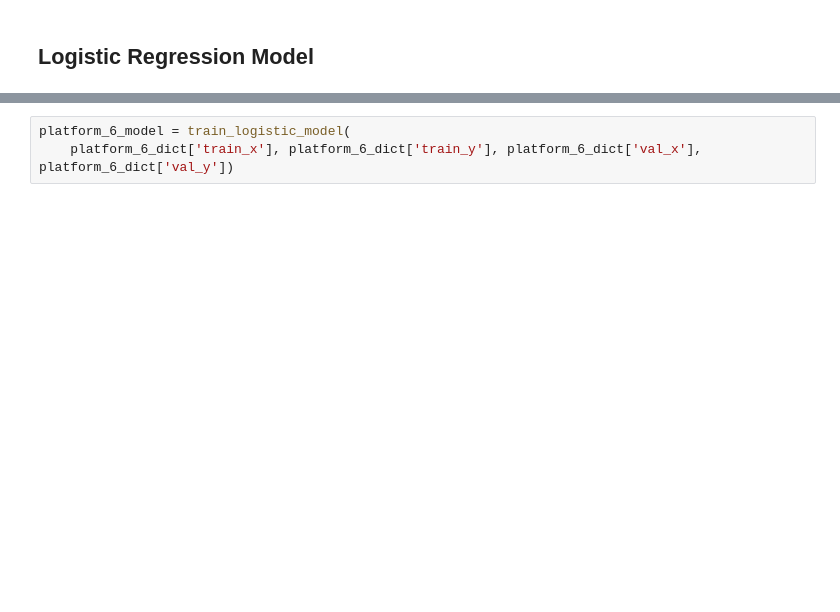
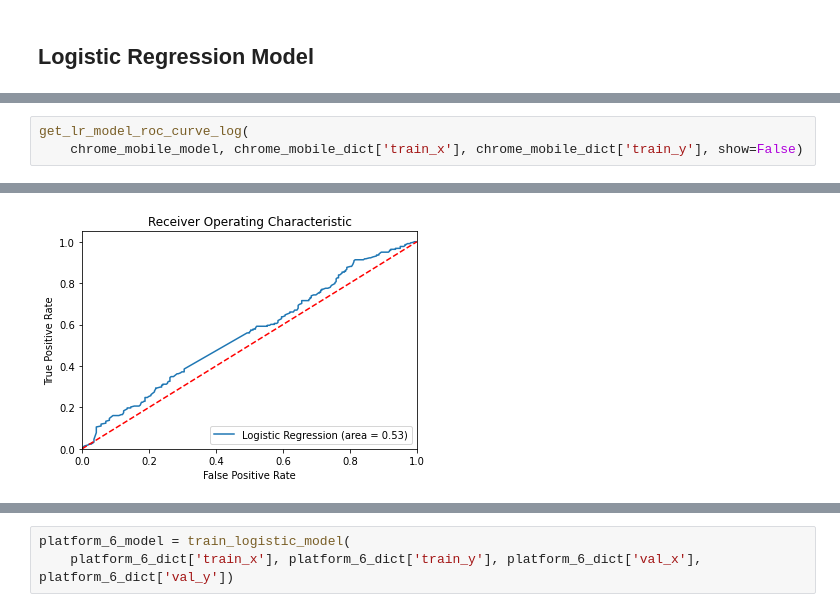
Before and after one commit to DePacifier/abtest-mlops, a Jupyter notebook: notebooks/ML_training.ipynb, the cells around one changed output, grey strips where cells are left out. Saved outputs shown, nothing was run; the diff lists cells and outputs as text; blank space fills up the shorter version.

```diff
--- a/notebooks/ML_training.ipynb
+++ b/notebooks/ML_training.ipynb
@@ -224,0 +167,4 @@ LogisticRegression(C=0.01, random_state=0)
+# %%
+get_lr_model_roc_curve_log(
+    chrome_mobile_model, chrome_mobile_dict['train_x'], chrome_mobile_dict['train_y'], show=False)
+# %% [output]
@@ -224,0 +172 @@ LogisticRegression(C=0.01, random_state=0)
+[figure, added]
```
Also changed, not shown: parts of 55 cells of this notebook, 5 other files.
